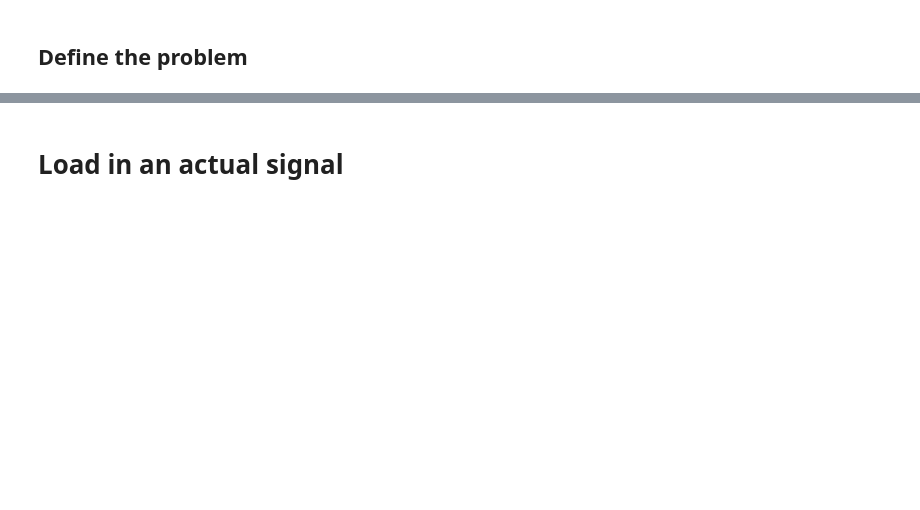
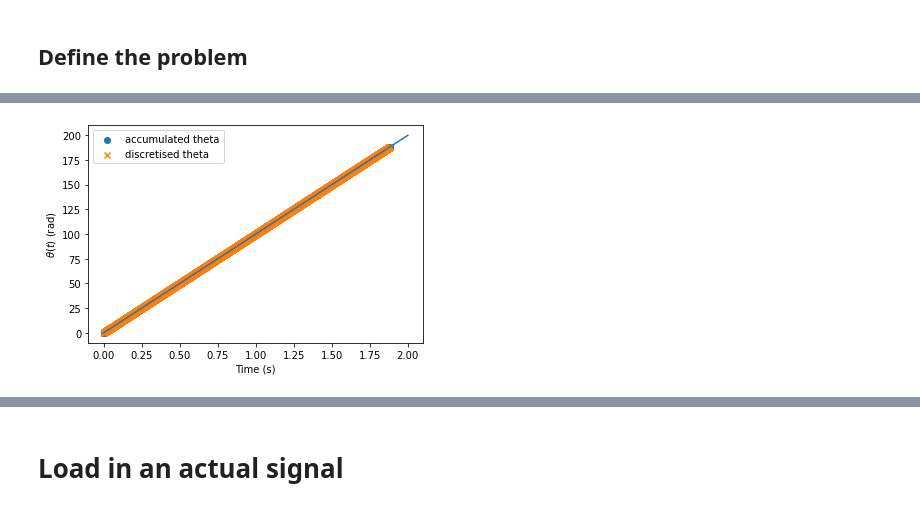
Before and after one commit to RyanBalshaw/MIL_780_assignments, a Jupyter notebook: Assignment 3/Code/Cubic_spline_speed_interpolation.ipynb, the cells around one changed output, grey strips where cells are left out. Drawn from its saved outputs; the diff is of its cells as text; code cells hidden in the pictures; blank space fills up the shorter version.

```diff
--- a/Assignment 3/Code/Cubic_spline_speed_interpolation.ipynb
+++ b/Assignment 3/Code/Cubic_spline_speed_interpolation.ipynb
@@ -234,12 +266,15 @@ Solved the system.
 # %%
-tend = 1.1
-Fs = 100e3
+tend = 2
+Fs = 25e3
 t = np.arange(0, tend, 1/Fs)
 
-theta_shaft = 2 * np.pi * 5 * (2 * t**2)
-actual_speed = np.diff(theta_shaft) / np.diff(t)
-theta_indices = 2 * np.pi * np.cumsum(np.array([0, 1/6, 1/6])) #N = 6
-N_local = 3
+#actual_speed = 100 + 10 * t
+#actual_speed = 100 + 5 * np.sin(2 * np.pi * 30 * t)
+#actual_speed = 100 + 10 * t + 5 * np.sin(2 * np.pi * 30 * t)
+actual_speed = 100 + 5 * np.sin(2 * np.pi * 30 * t) + 4 * np.sin(2 * np.pi * 45 * t) + 2 * np.sin(2 * np.pi * 20 * t)
+
+theta_shaft = cumtrapz(actual_speed, t, initial = 0)
+
 
 cnt_rot = 0
 cnt_index = 0
@@ -255,19 +290,44 @@ for cnt_i, i in enumerate(theta_shaft):
         cnt_index = 0
         cnt_rot += 1
 
-print(len(tacho_indices), cnt_rot, N_local * cnt_rot)
+print(len(tacho_indices), cnt_rot, n_ppr * cnt_rot)
 #Scale down the indices
 cnt_rot -= 1
-tacho_indices = tacho_indices[:N_local*cnt_rot + 1]
+tacho_indices = tacho_indices[:n_ppr*cnt_rot + 1]
 print(len(tacho_indices))
 
+accumulative_tile = np.array([])
+
+for i in range(cnt_rot):
+    accumulative_tile = np.concatenate((accumulative_tile, 2 * np.pi * i + theta_indices))
 
 plt.figure()
 plt.plot(t, theta_shaft)
-plt.scatter(t[tacho_indices], theta_shaft[tacho_indices], marker = "x")
+plt.scatter(t[tacho_indices][:-1], accumulative_tile, marker = "o", label = "accumulated theta")
+plt.scatter(t[tacho_indices], theta_shaft[tacho_indices], marker = "x", label = 'discretised theta')
+plt.ylabel(r"$\theta(t)$ (rad)")
+plt.xlabel("Time (s)")
+plt.legend()
 plt.show()
 
-implemented_theta = solvable_system(t[tacho_indices], n_sections = N_local, n_revolutions = cnt_rot)
+plt.figure()
+plt.plot(t, actual_speed, color = "b")
+#plt.plot(t[tacho_indices][:-1], (2 * np.pi / n_ppr) / np.diff(t[tacho_indices]), label = "constant size estimate")
+plt.ylabel(r"$f_{shaft}(t)$ (rad/s)")
+plt.xlabel("Time (s)")
+plt.legend()
+plt.show()
+
+plt.figure()
+#plt.plot(t, actual_speed, color = "b")
+plt.plot(t[tacho_indices][:-1], (2 * np.pi / n_ppr) / np.diff(t[tacho_indices]), label = "constant size estimate")
+plt.ylabel(r"$f_{shaft}(t)$ (rad/s)")
+plt.xlabel("Time (s)")
+plt.legend()
+plt.show()
+
+
+implemented_theta = solvable_system(t[tacho_indices], n_sections = n_ppr, n_revolutions = cnt_rot)
 
 implemented_speed = implemented_theta / np.diff(t[tacho_indices])
 
@@ -276,13 +336,44 @@ plt.figure()
 plt.plot(t, theta_shaft)
 plt.scatter(t[tacho_indices], theta_shaft[tacho_indices], marker = "x")
 plt.scatter(t[tacho_indices], np.cumsum(np.concatenate((np.array([0]), implemented_theta))), marker = "d")
+plt.ylabel(r"$\theta(t)$")
+plt.xlabel("Time (s)")
 plt.show()
 
-plt.figure()
-plt.plot(t[:-1], actual_speed / (2 * np.pi), color = "b")
-plt.plot(t[tacho_indices][:-1], implemented_speed / (2 * np.pi), "r--", label = "Solved system")
-plt.ylabel(r"$f_{shaft}$ (Hz)")
+plt.figure(figsize = (8, 8))
+plt.plot(t, actual_speed, color = "b")
+plt.plot(t[tacho_indices][:-1], implemented_speed, "r--", label = "Linear system")
+plt.ylabel(r"$f_{shaft}(t)$ (rad/s)")
 plt.xlabel("Time (s)")
 #plt.axis('equal')
 plt.show()
+
+#BGC:
+#implemented_theta = solvable_system(t[tacho_indices], n_sections = N_local, n_revolutions = cnt_rot)
+with warnings.catch_warnings():
+    warnings.simplefilter("ignore", SparseEfficiencyWarning)
+    spacing = BGC.PerformBayesianGeometryCompensation(t[tacho_indices], n_ppr, cnt_rot, )
+
+spacing_extended = np.tile(spacing, cnt_rot)
+BGC_speed = spacing_extended / np.diff(t[tacho_indices])
+plt.figure(figsize = (8, 8))
+plt.plot(t, actual_speed, color = "b")
+#plt.plot(t[tacho_indices][:-1], implemented_speed / (2 * np.pi), "r--", label = "Solved system")
+plt.plot(t[tacho_indices][:-1], BGC_speed, "k-.", label = "Solved system")
+plt.ylabel(r"$f_{shaft}$ (rad/s)")
+plt.xlabel("Time (s)")
+#plt.axis('equal')
+plt.show()
+
+plt.figure(figsize = (8, 8))
+plt.scatter(np.arange(n_ppr), np.roll(pulse_theta, shift = n_ppr - 1), marker = "x", color = "b", label = "Actual section size")
+plt.scatter(np.arange(n_ppr), implemented_theta[:n_ppr], marker = "o", color = "c", label = "My section size")
+plt.scatter(np.arange(n_ppr), spacing, marker = "d", color = "r", label = "BGC section size")
+plt.legend()
+plt.xlabel("Section index")
+plt.ylabel(r"$\theta_n$ (rad)")
+plt.show()
+
+print("Error (mine) = ", np.sum((np.tile(pulse_theta, cnt_rot) - implemented_theta)**2))
+print("Error (BGC) = ", np.sum((np.tile(pulse_theta, cnt_rot) - spacing_extended)**2))
 # %% [output]
@@ -292,0 +382 @@ plt.show()
+[figure, added]
```
Also changed, not shown: parts of 12 cells of this notebook, 26 other files.
